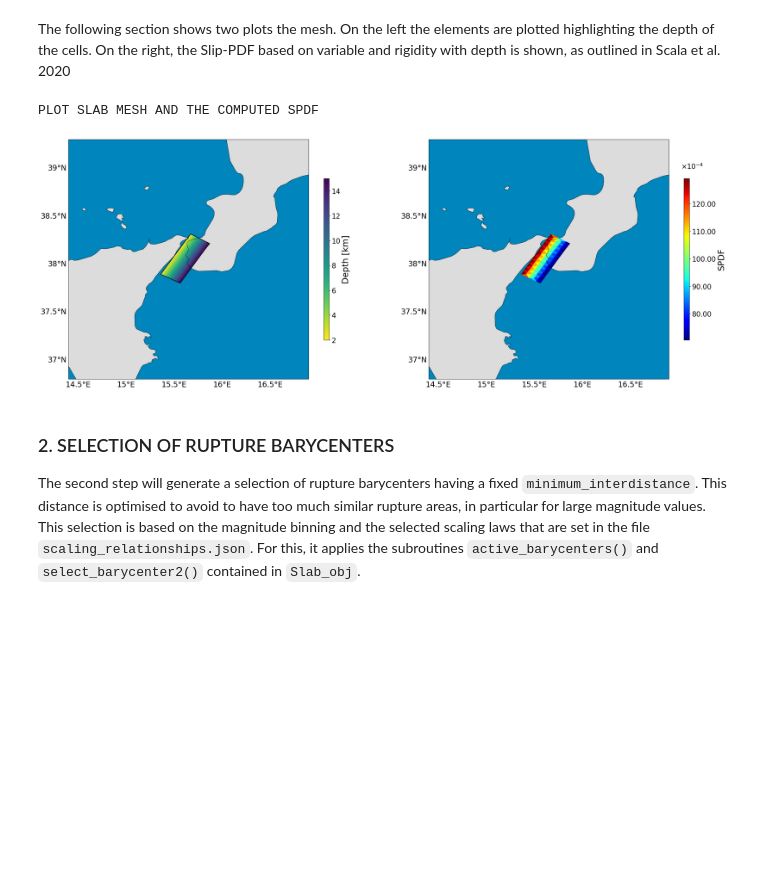
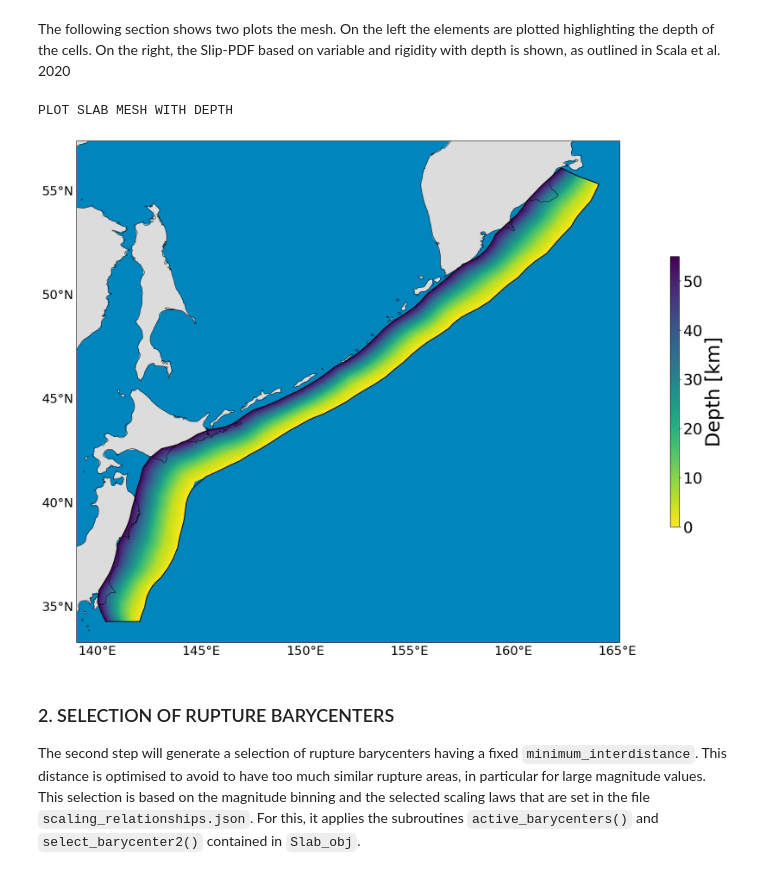
Before and after one commit to antonioscalaunina/pyANTI-FASc, a Jupyter notebook: bin/antifasc_main.ipynb, the cells around one changed output. Cells and saved outputs as stored; diff of their text form; code cells hidden in the pictures; blank space fills up the shorter version.

Commit message:
Update notebooks and improve plotting workflow

```diff
--- a/bin/antifasc_main.ipynb
+++ b/bin/antifasc_main.ipynb
@@ -22,8 +16,8 @@ Choose your event directory between:
 A slab object is built with the attributes contained in the `input.json` file and  `scaling_relationship.json` file. Other attributes are computed internally based on the input information.
 # %%
 #Specify input json file and scaling_relationship file paths
-input_file='../config_files/Parameters/input_Messina.json'
-scaling_file='../config_files/Parameters/scaling_relationship_LeonardIP.json'
+input_file='../config_files/Parameters/input.json'
+scaling_file='../config_files/Parameters/scaling_relationship.json'
 
 #Initialize an instance of the class Slab with the input files
 Slab_obj=slab.Slab(input_file,scaling_file)
@@ -50,26 +41,26 @@ The following section shows two plots the mesh. On the left the elements are plo
 # %%
 import warnings
 warnings.filterwarnings("ignore")
 #plot slab and SPDF (Slip Probability Density Function)
-print('PLOT SLAB MESH AND THE COMPUTED SPDF')
+print('PLOT SLAB MESH WITH DEPTH')
 #PLOT SLAB MESH AND COMPUTED SPDF
 
 fig = plt.figure(figsize=(32, 16))
-subplots=121
+subplots=111
 #generate default basemap
 fig,ax=Slab_obj.plot_basemap(fig,subplots)
 #Plot Slab mesh
 Slab_obj.plot_slab(ax,fig,colorbar=True)
 if Slab_obj.isboundary:
     Slab_obj.plot_boundary(ax)
-subplots=122
+#subplots=122
 #generate default basemap
-fig,ax1=Slab_obj.plot_basemap(fig,subplots)
+#fig,ax1=Slab_obj.plot_basemap(fig,subplots)
 #Plot SPDF
-ax1,sc, cbar=Slab_obj.plot_SPDF(ax1,fig,colorbar=True, save=True)
+#ax1,sc, cbar=Slab_obj.plot_SPDF(ax1,fig,colorbar=True, save=True)
 # %% [output]
-PLOT SLAB MESH AND THE COMPUTED SPDF
+PLOT SLAB MESH WITH DEPTH
-[figure, old version]
+[figure, new version]
 # %% [markdown]
 
 
```
Also changed, not shown: parts of 11 cells of this notebook, 5 other files.
